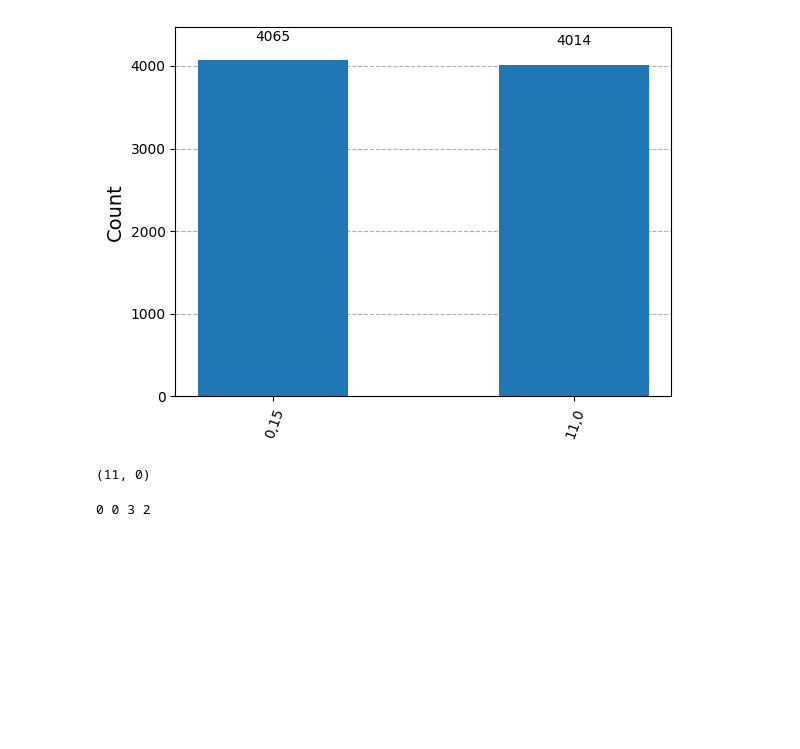
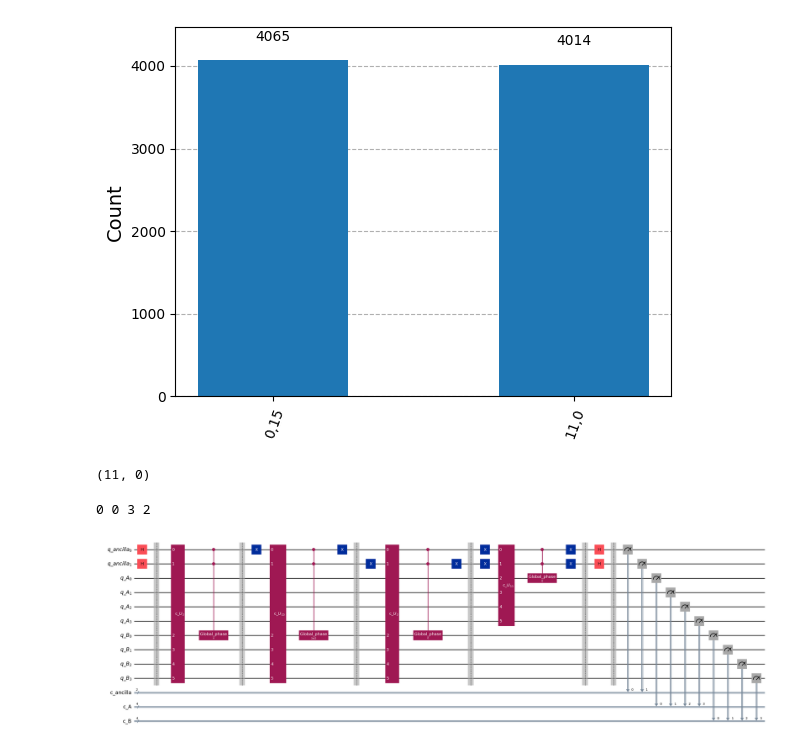
Before and after one commit to MahkameSalimi/iQuCodeFest2025_QuanTech, a Jupyter notebook: main_challenge/quantum_battleship.ipynb, the cells around one changed output. Saved outputs shown, nothing was run; the diff lists cells and outputs as text; code cells hidden in the pictures; blank space fills up the shorter version.

Commit message:
made circuit visualization

```diff
--- a/main_challenge/quantum_battleship.ipynb
+++ b/main_challenge/quantum_battleship.ipynb
@@ -204,3 +204,77 @@ h2r, h2c = idx_to_rc(s2)
 print(h1r,h1c,h2r,h2c)
 # %% [output]
 0 0 3 2
+# %%
+# number of the qubits for each register
+n = 4
+
+# positions and phases for both players in one round
+positions = [3, 15, 3, 11]
+phases = [np.pi, 3*np.pi/2, 0, 0]
+fields = [1, 1, 1, 0]
+
+states = len(positions)  # number of the states
+
+def UGate(circuit, num, phase, qReg, controls):
+    subqReg = QuantumRegister(qReg.size)
+    gate = QuantumCircuit(subqReg, name='$U_{'+str(num)+'}$')
+    num_bin = bin(num)[2:].zfill(n)
+    for i in range(n):
+        if num_bin[-i-1] == '1':
+            gate.x(i)
+    qubits = [controls[j] for j in range(controls.size)] + [qReg[j] for j in range(qReg.size)]
+    circuit.append(gate.control(2), qubits)
+    GP = GlobalPhaseGate(phase)
+    GP.num_qubits = 1
+    qubits = [controls[j] for j in range(controls.size)] + [qReg[0]]
+    circuit.append(GP.control(controls.size), qubits)
+    return circuit
+
+N_ancilas = int(np.ceil(np.log2(states)))
+
+ancilla_qReg = QuantumRegister(N_ancilas, name='q_ancilla')
+qReg_A = QuantumRegister(n, name='q_A')
+qReg_B = QuantumRegister(n, name='q_B')
+ancilla_cReg = ClassicalRegister(N_ancilas, name='c_ancilla')
+cReg_A = ClassicalRegister(n, name='c_A')
+cReg_B = ClassicalRegister(n, name='c_B')
+
+circuit = QuantumCircuit(ancilla_qReg, qReg_A, qReg_B, ancilla_cReg, cReg_A, cReg_B)
+
+for i in range(N_ancilas):
+    circuit.h(ancilla_qReg[i])
+circuit.barrier()
+for i in range(2**N_ancilas):
+    bin_num = bin(i)[2:].zfill(N_ancilas)
+    #  Putting X gates
+    for j in range(N_ancilas):
+        if bin_num[j] == '1':
+            circuit.x(ancilla_qReg[-j-1])
+
+    if fields[i] == 0:
+        circuit = UGate(circuit, positions[i], phases[i], qReg_A, ancilla_qReg)
+    else:
+        circuit = UGate(circuit, positions[i], phases[i], qReg_B, ancilla_qReg)
+
+    #  Removing the X gates
+    for j in range(N_ancilas):
+        if bin_num[j] == '1':
+            circuit.x(ancilla_qReg[-j-1])
+    circuit.barrier()
+
+for i in range(N_ancilas):
+    circuit.h(ancilla_qReg[i])
+circuit.barrier()
+circuit.measure(ancilla_qReg, ancilla_cReg)
+circuit.measure(qReg_A, cReg_A)
+circuit.measure(qReg_B, cReg_B)
+
+display(circuit.draw(output='mpl', fold=1))
+# circuit = transpile(circuit)
+#
+# simulator = AerSimulator(shots=2**16)
+# compiled_circuit = transpile(circuit, simulator)
+# result = simulator.run(compiled_circuit).result()
+# counts = result.get_counts()
+# %% [output]
+[figure, added]
```
